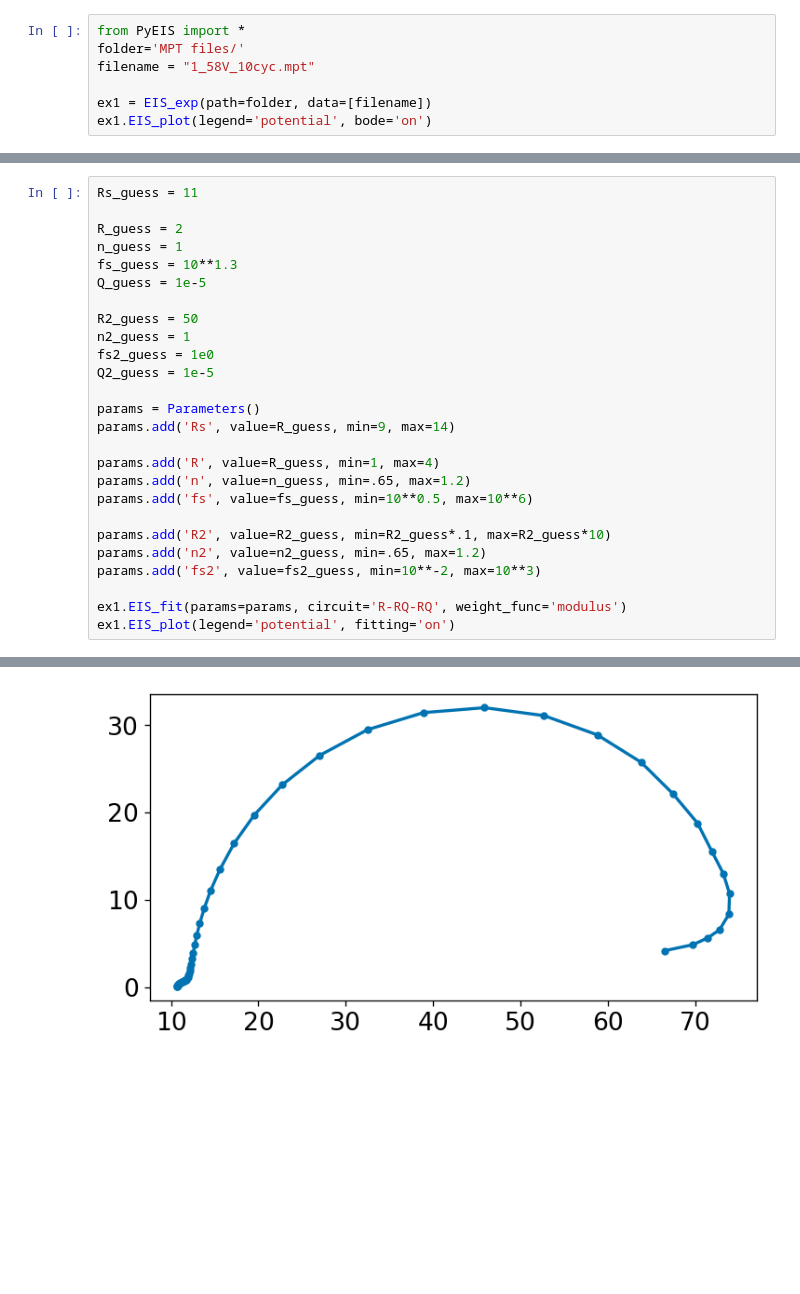
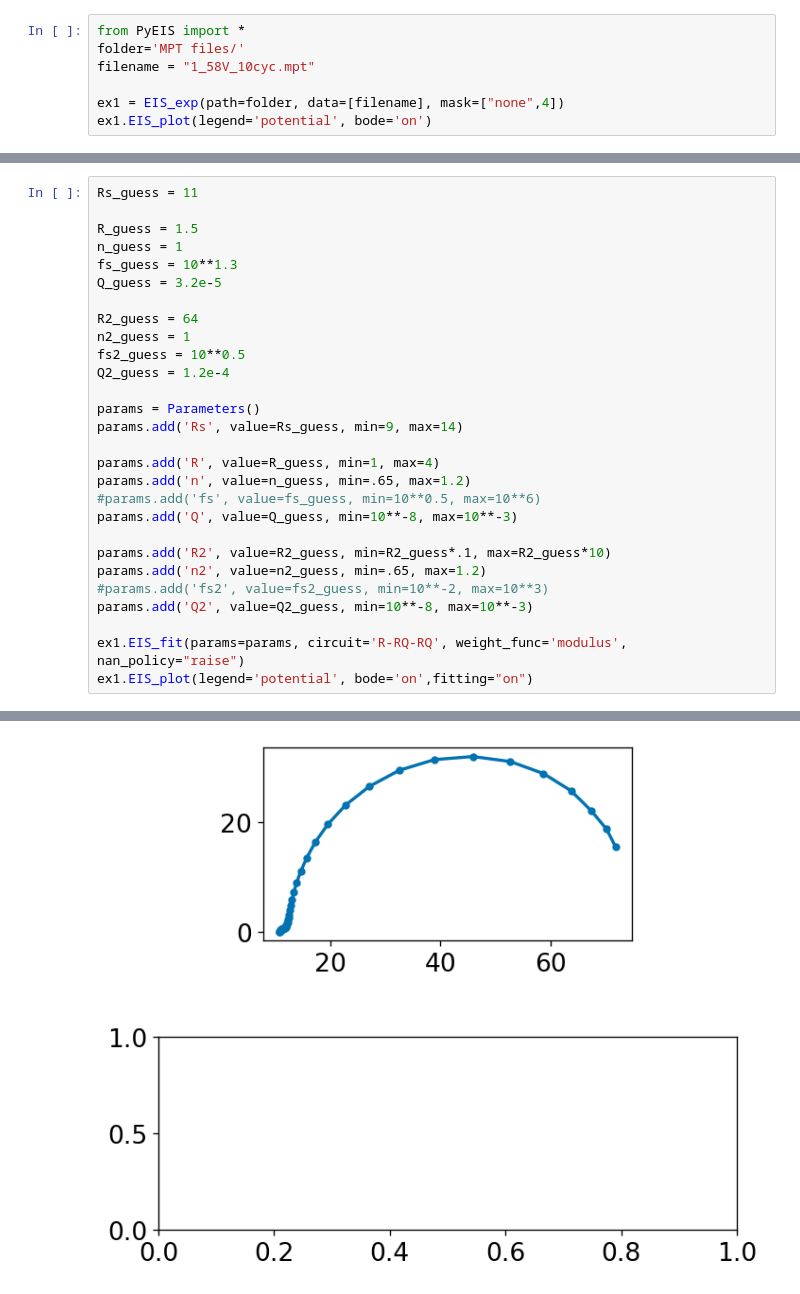
Before and after one commit to raulgarciadiez/EIS_HIROF, a Jupyter notebook: PyEIS_test.ipynb, the cells around one changed output, grey strips where cells are left out. Saved outputs shown, nothing was run; the diff lists cells and outputs as text; blank space fills up the shorter version.

Commit message:
first successful fits to data with mpt files

```diff
--- a/PyEIS_test.ipynb
+++ b/PyEIS_test.ipynb
@@ -3,6 +3,6 @@ from PyEIS import *
 folder='MPT files/'
 filename = "1_58V_10cyc.mpt"
 
-ex1 = EIS_exp(path=folder, data=[filename])
+ex1 = EIS_exp(path=folder, data=[filename], mask=["none",4])
 ex1.EIS_plot(legend='potential', bode='on')
 # %% [output]
@@ -10,29 +10,31 @@ ex1.EIS_plot(legend='potential', bode='on')
 # %%
 Rs_guess = 11
 
-R_guess = 2
+R_guess = 1.5
 n_guess = 1
 fs_guess = 10**1.3
-Q_guess = 1e-5
+Q_guess = 3.2e-5
 
-R2_guess = 50
+R2_guess = 64
 n2_guess = 1
-fs2_guess = 1e0
-Q2_guess = 1e-5
+fs2_guess = 10**0.5
+Q2_guess = 1.2e-4
 
 params = Parameters()
-params.add('Rs', value=R_guess, min=9, max=14)
+params.add('Rs', value=Rs_guess, min=9, max=14)
 
 params.add('R', value=R_guess, min=1, max=4)
 params.add('n', value=n_guess, min=.65, max=1.2)
-params.add('fs', value=fs_guess, min=10**0.5, max=10**6)
+#params.add('fs', value=fs_guess, min=10**0.5, max=10**6)
+params.add('Q', value=Q_guess, min=10**-8, max=10**-3)
 
 params.add('R2', value=R2_guess, min=R2_guess*.1, max=R2_guess*10)
 params.add('n2', value=n2_guess, min=.65, max=1.2)
-params.add('fs2', value=fs2_guess, min=10**-2, max=10**3)
+#params.add('fs2', value=fs2_guess, min=10**-2, max=10**3)
+params.add('Q2', value=Q2_guess, min=10**-8, max=10**-3)
 
-ex1.EIS_fit(params=params, circuit='R-RQ-RQ', weight_func='modulus')
-ex1.EIS_plot(legend='potential', fitting='on')
+ex1.EIS_fit(params=params, circuit='R-RQ-RQ', weight_func='modulus', nan_policy="raise")
+ex1.EIS_plot(legend='potential', bode='on',fitting="on")
 # %% [output]
 [[Fit Statistics]]
     # fitting method   = leastsq
@@ -53,3 +55,3 @@ ex1.EIS_plot(legend='potential', fitting='on')
 None
 AttributeError: 'Series' object has no attribute 'real'
-[figure, old version]
+[figure, new version]
```
Also changed, not shown: parts of 3 cells of this notebook, 1 other file.
